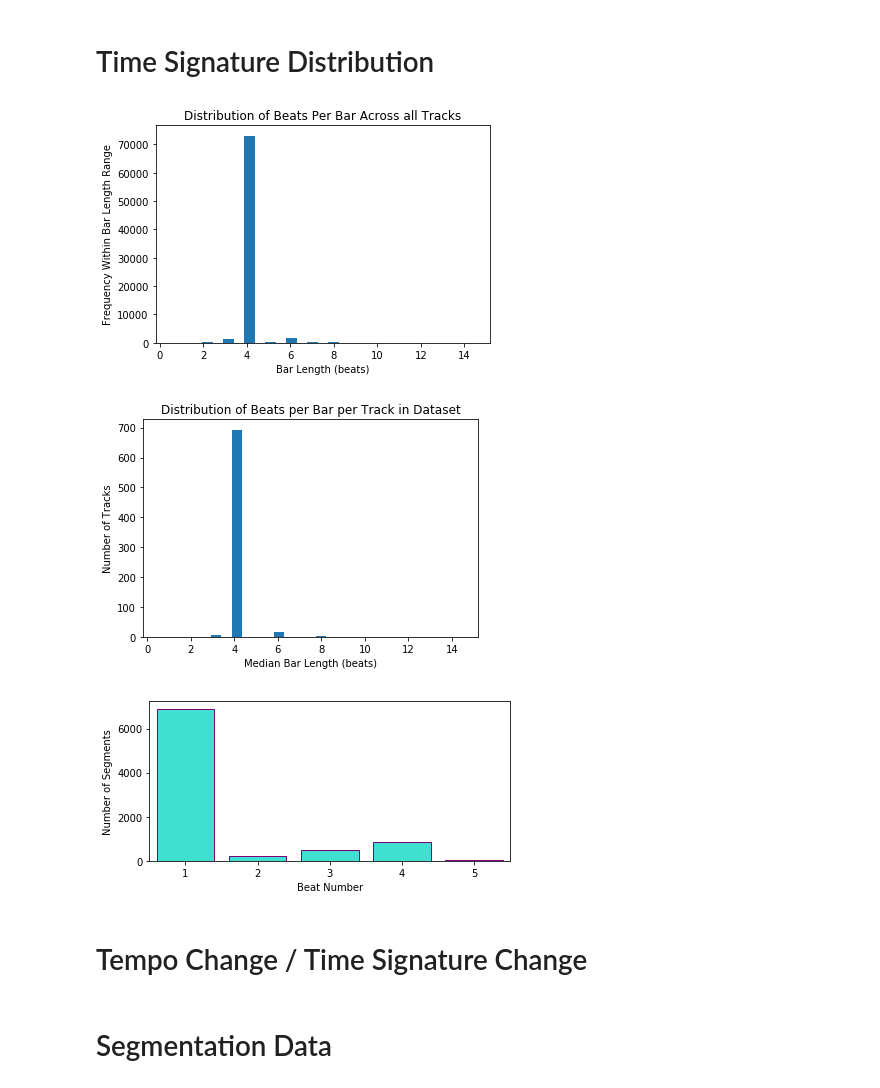
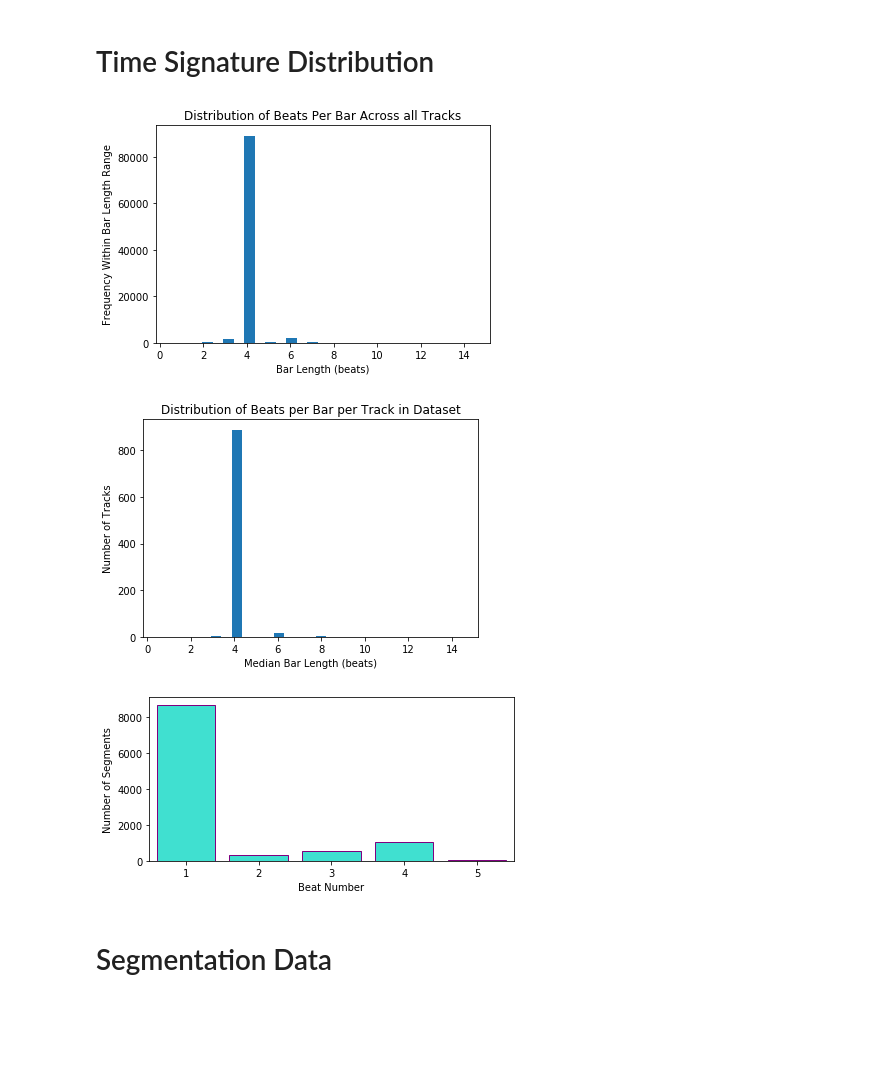
Before and after one commit to urinieto/harmonixset, a Jupyter notebook: notebooks/Dataset Analysis.ipynb, the cells around one changed output. Cells and saved outputs as stored; diff of their text form; code cells hidden in the pictures; blank space fills up the shorter version.

```diff
--- a/notebooks/Dataset Analysis.ipynb
+++ b/notebooks/Dataset Analysis.ipynb
@@ -25,7 +45,7 @@ pd.options.display.max_rows = 5
 
 # Define dataset info
 DATA_DIR = os.path.abspath('../dataset/')
-BEAT_DIR = os.path.join(DATA_DIR, 'beats')
+BEAT_DIR = os.path.join(DATA_DIR, 'beats_and_downbeats')
 BEAT_MARKER_COLUMN = 'BeatMarker'
 BEAT_NUMBER_COLUMN = 'BeatNumber'
 BAR_NUMBER_COLUMN = 'BarNumber'
@@ -276,52 +267,35 @@ plt.ylabel('Frequency Within Bar Length Range')
 time_sigs = np.array([np.median(track_bar_lens) for track_bar_lens in beats_per_bar_each_track])
 bins = 29
 hist_range = (np.min(all_bars)-0.5, np.max(all_bars)+0.5)
 plt.figure()
 plt.hist(time_sigs, bins, range=hist_range)
 plt.title('Distribution of Beats per Bar per Track in Dataset')
 plt.xlabel('Median Bar Length (beats)')
 plt.ylabel('Number of Tracks')
 
 # Find the beat index for each segment
 seg_start_beats = []
 for beat_df, seg_df in zip(beat_data.values(), seg_data.values()):
     seg_start_beats += [[]]
     for seg_time in seg_df['SegmentStart']:
         seg_start_beats[-1] += [np.argmin(np.abs(np.array(beat_df['BeatMarker'].values) - seg_time))]
-
-
-beat_idxs = {
-    '1':0,
-    '2':0,
-    '3':0,
-    '4':0,
-    '5':0,
-    '6':0,
-}
+beat_idxs = dict.fromkeys(['1','2','3','4','5','6'], 0)
 for seg_start_idxs, beat_df in zip(seg_start_beats, beat_data.values()):
     for idx in seg_start_idxs:
         beat_idxs[str(beat_df['BeatNumber'].values[idx])] += 1
 
+# Plot the counts for the beat number on which each of the segments start
 plt.figure(figsize=(6, 3))
 dict_to_bar(beat_idxs,
             'Beat Number of Segment Beginning',
             'Beat Number',
             'Number of Segments',
             color='turquoise',
             edgecolor='purple')
 plt.tight_layout()
 plt.xlim((-0.5, 4.5))
 plt.savefig('../results/Downbeat_Segment_Alignment.pdf')
-
-#     bar_numbers = np.array(df[BAR_NUMBER_COLUMN])
-#     bar_end_idxs = np.argwhere((bar_numbers[1:]-bar_numbers[:-1])>0) # <= We ignore the last bar as it is usually incomplete - e.g., the final beat
-#     beat_numbers = np.array(df[BEAT_NUMBER_COLUMN])
-#     beats_per_bar_each_track += [beat_numbers[bar_end_idxs]]
-# all_bars = np.concatenate(beats_per_bar_each_track)
 # %% [output]
-[figure, old version]
+[figure, new version]
-[figure, old version]
+[figure, new version]
-[figure, old version]
+[figure, new version]
-# %% [markdown]
-Tempo Change / Time Signature Change
-===
```
Also changed, not shown: parts of 9 cells of this notebook.
